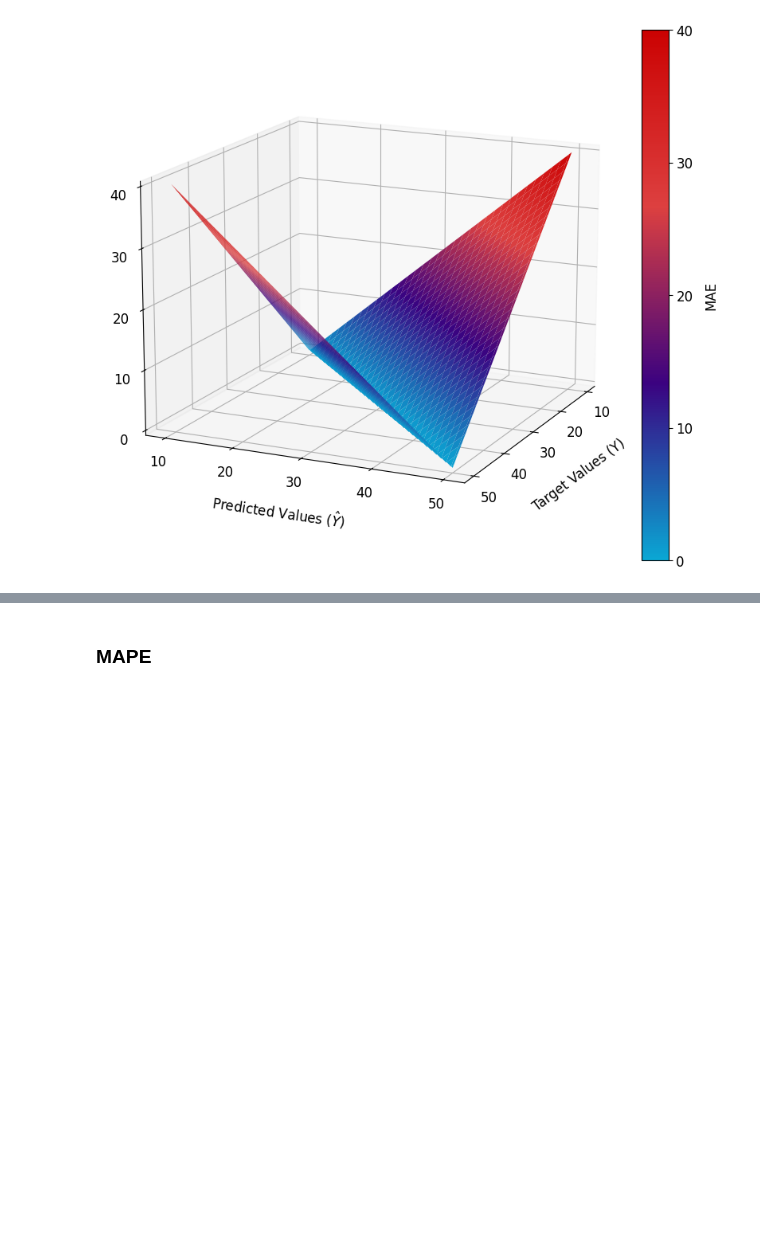
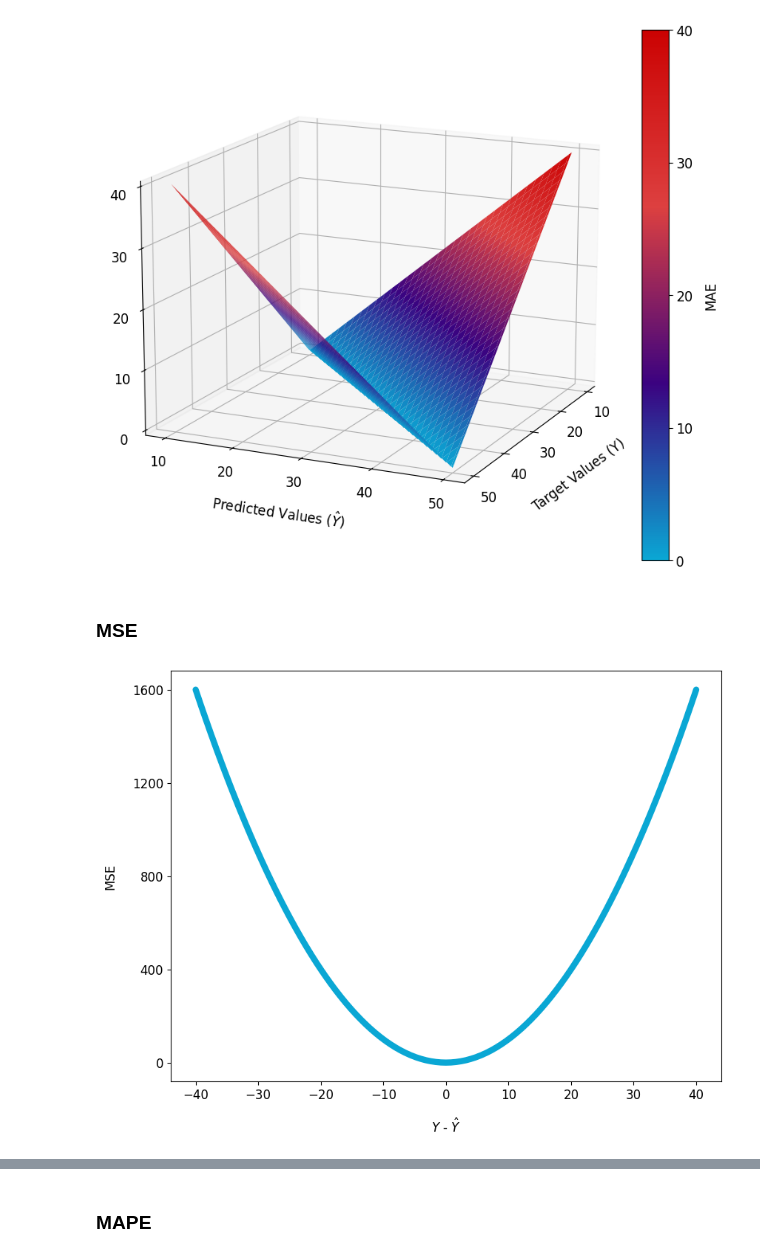
Before and after one commit to NannyML/The-Little-Book-of-ML-Metrics, a Jupyter notebook: book_plots.ipynb, the cells around one changed output, grey strips where cells are left out. Drawn from its saved outputs; the diff is of its cells as text; code cells hidden in the pictures; blank space fills up the shorter version.

Commit message:
MSE plots

```diff
--- a/book_plots.ipynb
+++ b/book_plots.ipynb
@@ -110,3 +93,20 @@ plt.savefig('plots/MAE_3d_surface.png', dpi=300)
 plt.show()
 # %% [output]
 [figure]
+# %% [markdown]
+### MSE
+# %%
+# Calculate MAPE for each pair
+mse_grid = (real_grid - predicted_grid) ** 2
+mse = (real_values - predicted_values[::-1]) ** 2
+# %%
+fig, ax = plt.subplots(figsize=(6.4*1.5, 4.8*1.5))
+ax.plot(diff, mse, c=start_color, linewidth=6, solid_capstyle='round')
+ax.set_ylabel('MSE')
+ax.set_xlabel('$Y$ - $\hat{Y}$')
+ax.set_xticks([-40, -30, -20, -10, 0, 10, 20, 30, 40])
+ax.set_yticks([0, 400, 800, 1200, 1600])
+plt.savefig('plots/MSE_cross_section.png', dpi=300)
+plt.show()
+# %% [output]
+[figure, added]
```
Also changed, not shown: parts of 2 cells of this notebook, 2 other files.
